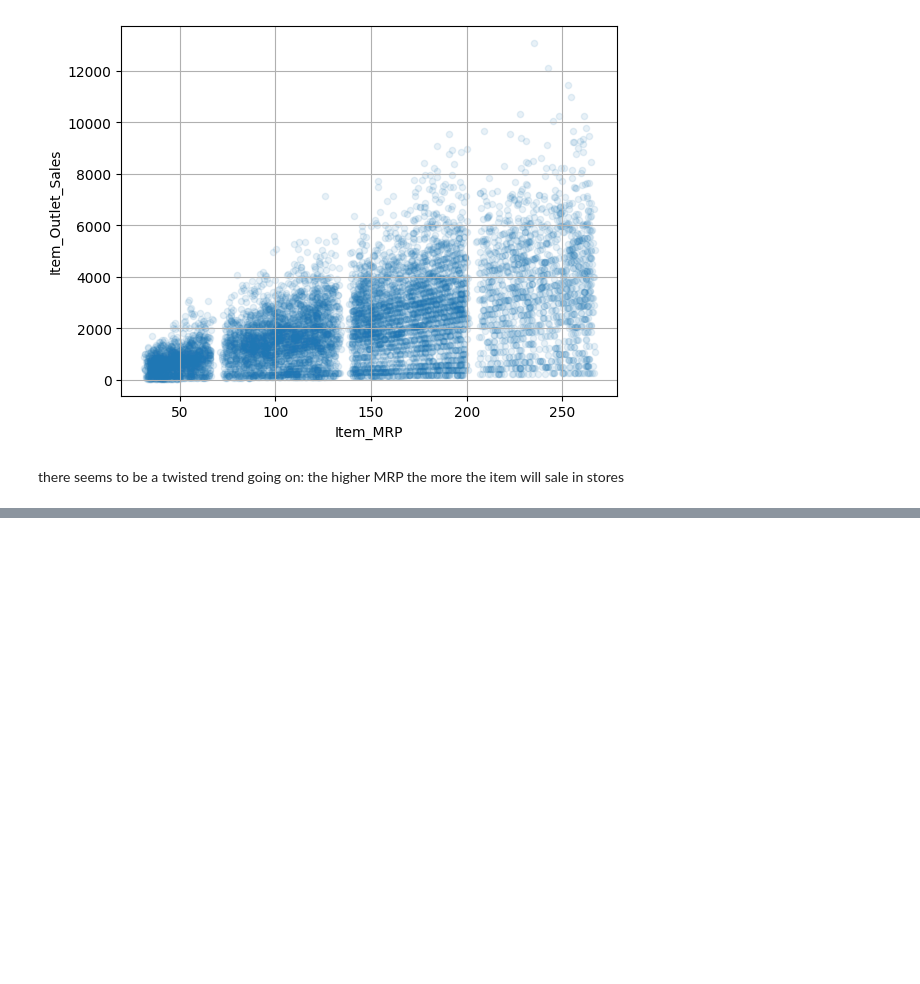
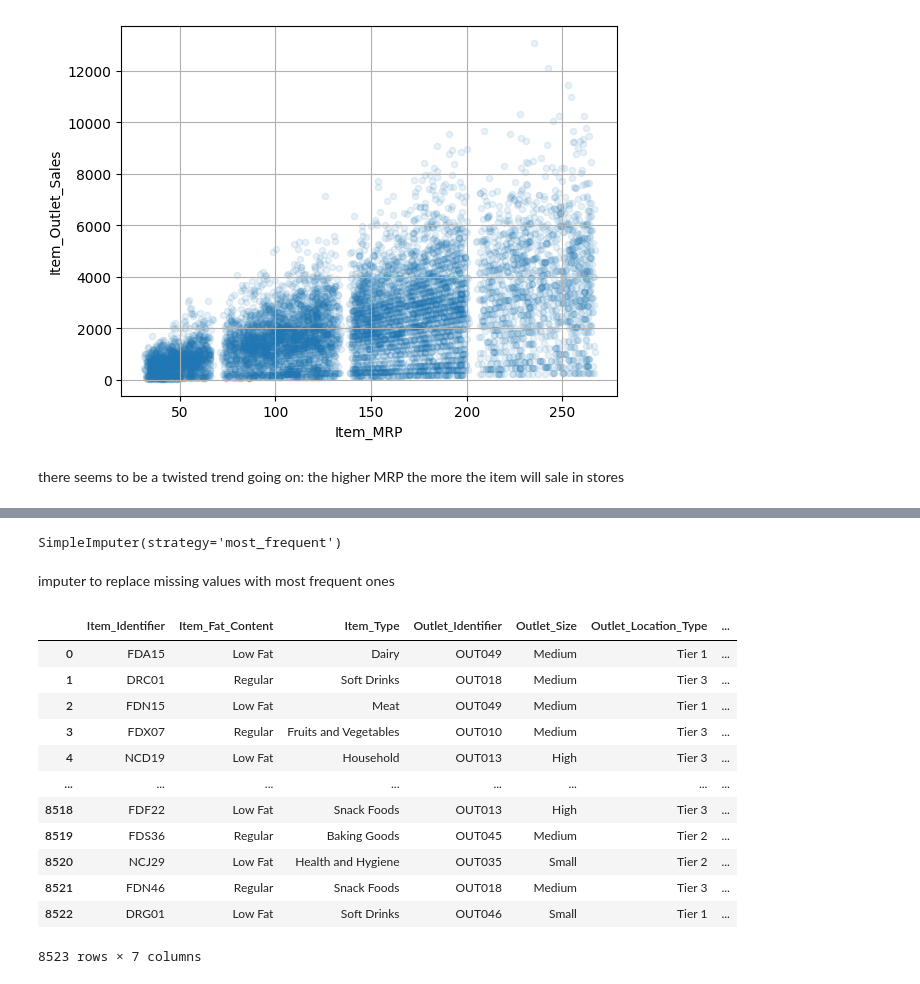
Before and after one commit to taniabuzykina/store-sales-prediction, a Jupyter notebook: code/data_exploration.ipynb, the cells around one changed output, grey strips where cells are left out. Saved outputs shown, nothing was run; the diff lists cells and outputs as text; code cells hidden in the pictures; blank space fills up the shorter version.

```diff
--- a/code/data_exploration.ipynb
+++ b/code/data_exploration.ipynb
@@ -213,0 +264,5 @@ there seems to be a twisted trend going on: the higher MRP the more the item wil
+# %%
+# replacing Null values - with median for Item_Weight and with most frequent for Outlet_size
+
+sales_num = sales_x.select_dtypes(include=[np.number])
+imputer_median.fit(sales_num)
@@ -213,0 +306,2 @@ there seems to be a twisted trend going on: the higher MRP the more the item wil
+# %%
+sales_cat = sales_x.loc[:, ~sales_x.columns.isin(sales_num.columns)]
@@ -213,0 +319,25 @@ there seems to be a twisted trend going on: the higher MRP the more the item wil
+# %%
+imputer_freq.fit(sales_cat)
+# %% [output]
+SimpleImputer(strategy='most_frequent')
+# %% [markdown]
+imputer to replace missing values with most frequent ones
+# %%
+cat_x = imputer_freq.transform(sales_cat)
+# %%
+sales_cat_tr = pd.DataFrame(cat_x, columns=sales_cat.columns, index=sales_cat.index)
+sales_cat_tr
+# %% [output]
+|  | Item_Identifier | Item_Fat_Content | Item_Type | Outlet_Identifier | Outlet_Size | Outlet_Location_Type | ... |
+| 0 | FDA15 | Low Fat | Dairy | OUT049 | Medium | Tier 1 | ... |
+| 1 | DRC01 | Regular | Soft Drinks | OUT018 | Medium | Tier 3 | ... |
+| 2 | FDN15 | Low Fat | Meat | OUT049 | Medium | Tier 1 | ... |
+| 3 | FDX07 | Regular | Fruits and Vegetables | OUT010 | Medium | Tier 3 | ... |
+| 4 | NCD19 | Low Fat | Household | OUT013 | High | Tier 3 | ... |
+| ... | ... | ... | ... | ... | ... | ... | ... |
+| 8518 | FDF22 | Low Fat | Snack Foods | OUT013 | High | Tier 3 | ... |
+| 8519 | FDS36 | Regular | Baking Goods | OUT045 | Medium | Tier 2 | ... |
+| 8520 | NCJ29 | Low Fat | Health and Hygiene | OUT035 | Small | Tier 2 | ... |
+| 8521 | FDN46 | Regular | Snack Foods | OUT018 | Medium | Tier 3 | ... |
+| 8522 | DRG01 | Low Fat | Soft Drinks | OUT046 | Small | Tier 1 | ... |
+8523 rows × 7 columns
```
Also changed, not shown: parts of 16 cells of this notebook.
